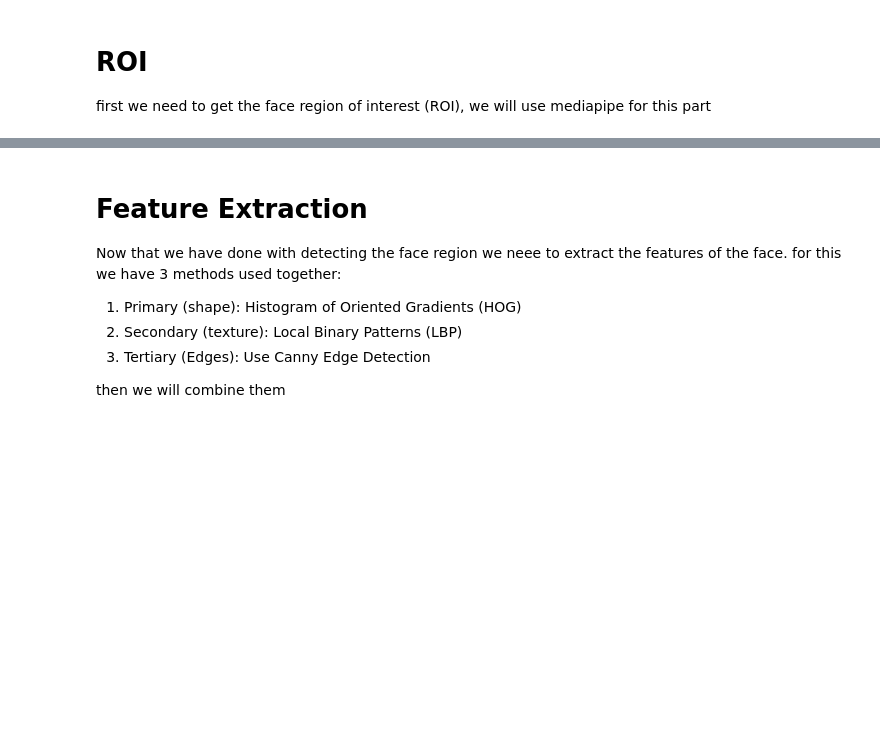
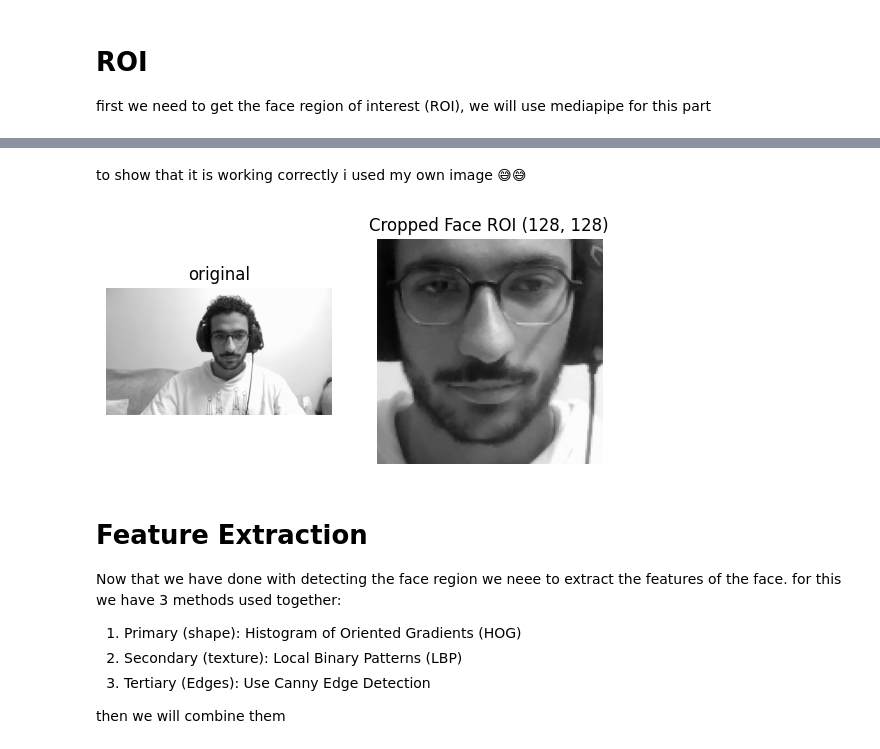
Before and after one commit to Mohamed-Ehab-Sabry/facial-expression-recognition, a Jupyter notebook: notebooks/feature_extraction.ipynb, the cells around one changed output, grey strips where cells are left out. Cells and saved outputs as stored; diff of their text form; code cells hidden in the pictures; blank space fills up the shorter version.

Commit message:
Refactor: code structure for improved readability and maintainability fix: fix cropping error that makes roi  just resizing the image without detecting the face

```diff
--- a/notebooks/feature_extraction.ipynb
+++ b/notebooks/feature_extraction.ipynb
@@ -18,15 +18,9 @@ import numpy as np
 import mediapipe as mp
 from mediapipe.tasks import python
 from mediapipe.tasks.python import vision
+import matplotlib.pyplot as plt
 
-# 1. Point to the physical model file you downloaded
-base_options = python.BaseOptions(model_asset_path='../modules/models/blaze_face_short_range.tflite')
 
-# 2. Configure the options (IMAGE mode is perfect for your FER dataset)
-options = vision.FaceDetectorOptions(base_options=base_options)
-
-# 3. Create the detector instance
-detector = vision.FaceDetector.create_from_options(options)
 
 # import mediapipe
 # print(mp.__file__)
@@ -104,12 +120,31 @@ def extract_face_roi(preprocessed_img, target_size=(128, 128), upsample_size=(20
+# %% [markdown]
+to show that it is working correctly i used my own image 😅😅
 # %%
-# Load one preprocessed image
-sample_path = "../fer2013/versions/1_preprocessed/train/angry/Training_10161559.jpg"
-img = cv2.imread(sample_path, cv2.IMREAD_GRAYSCALE)
-if img is not None:
-    face = extract_face_roi(img)
-    cv2.imshow("Face ROI", face)
-    cv2.waitKey(0)
-    cv2.destroyAllWindows()
+# test_image_path = "../fer2013/versions/1_preprocessed/train/angry/Training_11247006.jpg"
+test_image_path = r"C:\Users\alira\Pictures\Camera Roll\WIN_20260319_12_54_05_Pro.jpg"
+
+# Try processing the face
+extracted_face = extract_face_roi(test_image_path)
+original = cv2.imread(test_image_path, cv2.IMREAD_GRAYSCALE)
+
+if extracted_face is not None:
+    # Visualize the output
+
+    plt.Figure(figsize= (8,5))
+
+    plt.subplot(1, 2, 1)
+    plt.imshow(original, cmap= 'gray')
+    plt.title('original')
+    plt.axis('off')
+
+    plt.subplot(1, 2, 2)
+    plt.imshow(extracted_face, cmap='gray')
+    plt.title(f"Cropped Face ROI {extracted_face.shape}")
+    plt.axis('off')
+
+    plt.show()
+# %% [output]
+[figure, added]
 # %% [markdown]
 # Feature Extraction
 Now that we have done with detecting the face region we neee to extract the features of the face.</br>
```
Also changed, not shown: parts of 1 cell of this notebook, 1 other file.
